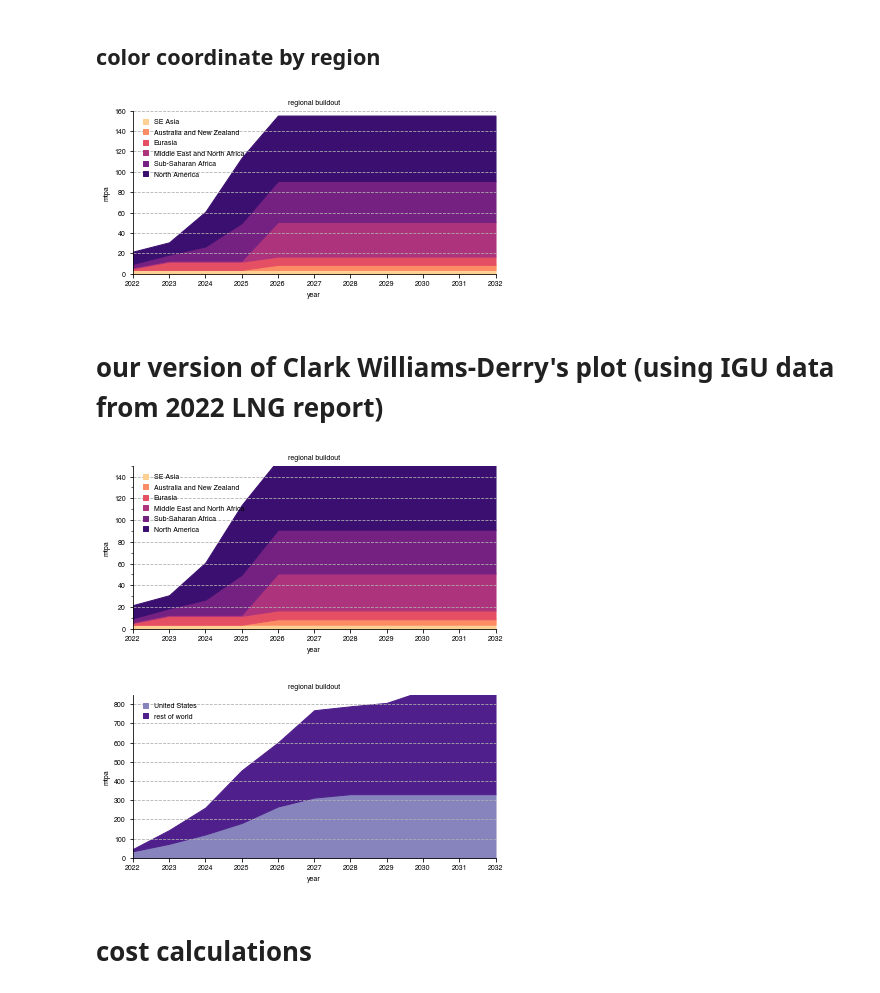
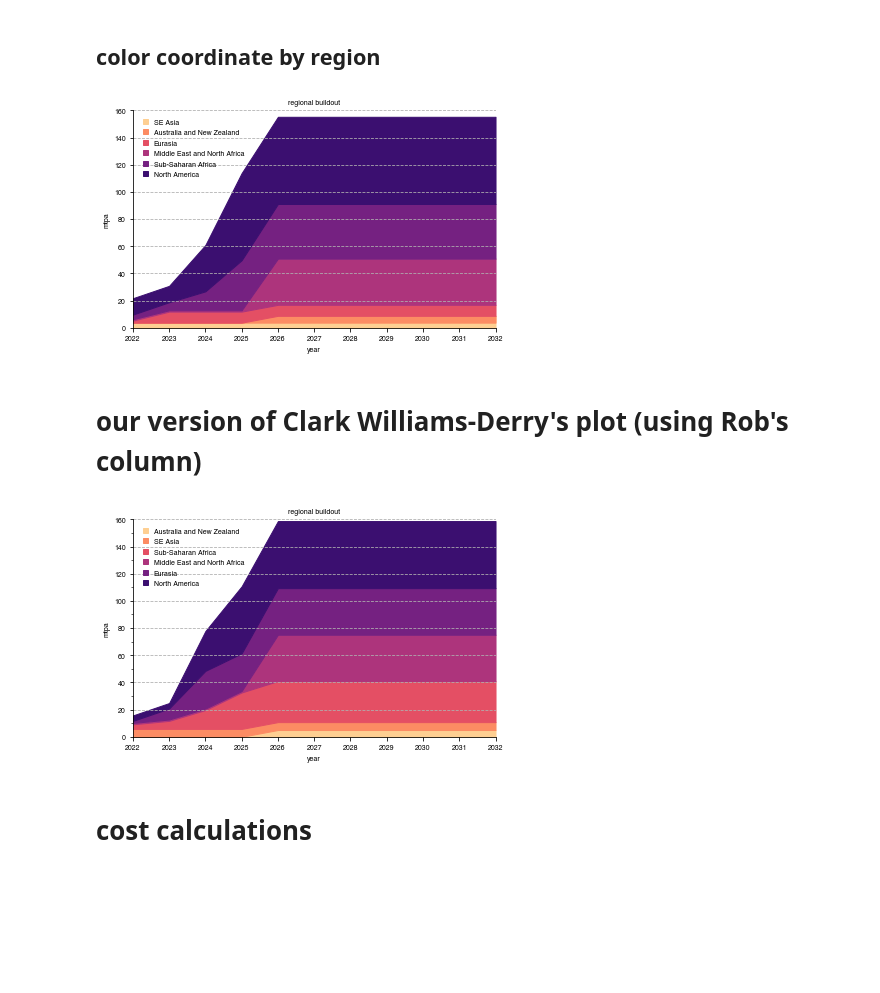
Before and after one commit to GlobalEnergyMonitor/GOIT-GGIT-research, a Jupyter notebook: lng-terminals-report-2022/notebooks/ggit-terminals-2022-report-research.ipynb, the cells around one changed output. Drawn from its saved outputs; the diff is of its cells as text; code cells hidden in the pictures; blank space fills up the shorter version.

Commit message:
update for near-final calculations of GGIT LNG report 2022

```diff
--- a/lng-terminals-report-2022/notebooks/ggit-terminals-2022-report-research.ipynb
+++ b/lng-terminals-report-2022/notebooks/ggit-terminals-2022-report-research.ipynb
@@ -24,15 +24,16 @@ tracker_cancelled = sel_cmap(0.2)
 # %%
 credentials_directory = '/Users/baird/Dropbox/_google-api/'
 gc = pygsheets.authorize(client_secret=credentials_directory+'client_secret.json')
-spreadsheet = gc.open_by_key('1tcS6Wd-Wp-LTDpLzFgJY_RSNDnbyubW3J_9HKIAys4A')
+spreadsheet = gc.open_by_key('1v38EY_kFFsT17cPqz39j21zRYWeQSSxuDmz565MD2GU')
+#spreadsheet = gc.open_by_key('1tcS6Wd-Wp-LTDpLzFgJY_RSNDnbyubW3J_9HKIAys4A')
 
 #spreadsheet[1] "Gas Pipelines" tab is the second index
-terms_df_orig = spreadsheet.worksheet('title', 'Terminals').get_as_df()
+terms_df_orig = spreadsheet.worksheet('title', 'Terminals').get_as_df(start='A2')
 # %%
 # replace all -- with nans
 terms_df_orig.replace('--', numpy.nan, inplace=True)
 # remove oil export terminals
-terms_df_orig = terms_df_orig.loc[terms_df_orig['Type1']!='Oil']
+terms_df_orig = terms_df_orig.loc[terms_df_orig['Fuel']!='Oil']
 # remove anything without a wiki page
 terms_df_orig = terms_df_orig.loc[terms_df_orig['Wiki']!='']
 # remove N/A statuses
@@ -666,43 +667,43 @@ mtpa_sum_regional_cumsum_byregion = mtpa_sum_regional_cumsum.cumsum(axis=1)
 mtpa_sum_regional_cumsum_byregion = mtpa_sum_regional_cumsum_byregion.loc[:, (mtpa_sum_regional_cumsum_byregion != 0).any(axis=0)]
 
 font_size = 7
-fig = mp.figure(figsize=(6.5,3))
+fig = mp.figure(figsize=(6.5,4))
 
 ax = fig.add_subplot(111)
 ax.set_xlim(start_year, end_year)
 ax.set_ylim(0,160)
 
 new_region_list = mtpa_sum_regional_cumsum_byregion.columns
 sel_cmap = matplotlib.cm.get_cmap('magma')
 region_colors = [sel_cmap(i) for i in numpy.linspace(0.9,0.2,new_region_list.__len__())]
 
 for region_idx in range(new_region_list.__len__()):
     if region_idx==0:
         ax.fill_between(year_list, mtpa_sum_regional_cumsum_byregion[region_list[region_idx]],
                         0, color=region_colors[region_idx], label=new_region_list[region_idx])
     else:
         ax.fill_between(year_list, mtpa_sum_regional_cumsum_byregion[new_region_list[region_idx]],
                         mtpa_sum_regional_cumsum_byregion[new_region_list[region_idx-1]],
                         color=region_colors[region_idx], label=new_region_list[region_idx])
 
 ax.tick_params(labelsize=font_size)
 ax.set_ylabel('mtpa', size=font_size)
 ax.set_xlabel('year', size=font_size)
 ax.yaxis.grid(linestyle='--')
 
 ax.spines['right'].set_visible(False)
 ax.spines['top'].set_visible(False)
 
 ax_h, ax_l = ax.get_legend_handles_labels()
 ax.legend(ax_l, fontsize=font_size, frameon=False, handlelength=0.75, loc='upper left', bbox_to_anchor=(0.01,0.99))
 ax.set_title('regional buildout', size=font_size)
 
 ax.xaxis.set_major_locator(matplotlib.ticker.MaxNLocator(integer=True))
 
-mp.savefig('saved-figures/mtpa-export-regional-timeseries.png', bbox_inches='tight', transparent=True, dpi=600)
-mp.savefig('saved-figures/mtpa-export-regional-timeseries.pdf', bbox_inches='tight', transparent=True)
+mp.savefig('saved-figures/mtpa-export-regional-timeseries-CWD.png', bbox_inches='tight', transparent=True, dpi=600)
+mp.savefig('saved-figures/mtpa-export-regional-timeseries-CWD.pdf', bbox_inches='tight', transparent=True)
 # %% [output]
-[figure, old version]
+[figure, new version]
 # %% [markdown]
-# our version of Clark Williams-Derry's plot (using IGU data from 2022 LNG report)
+# our version of Clark Williams-Derry's plot (using Rob's column)
 # %%
@@ -715,8 +716,8 @@ year_list = range(start_year, end_year+1, 1)
 mtpa_sum_regional = pandas.DataFrame(0.0, columns=region_list, index=year_list)
 
 for yr_idx in range(year_list.__len__()):
-    terms_df_cwd_subset = terms_df_cwd.loc[terms_df_cwd.StartYearEarliest==year_list[yr_idx]]
-    mtpa_sum_regional.loc[year_list[yr_idx]] = terms_df_cwd_subset.groupby('Region')['CapacityInMtpa'].sum()
+    terms_df_cwd2_subset = terms_df_cwd2.loc[terms_df_cwd2.StartYearEarliest==year_list[yr_idx]]
+    mtpa_sum_regional.loc[year_list[yr_idx]] = terms_df_cwd2_subset.groupby('Region')['CapacityInMtpa'].sum()
 
 mtpa_sum_regional.replace(numpy.nan, 0.0, inplace=True)
 mtpa_sum_regional_cumsum = mtpa_sum_regional.cumsum()
@@ -725,11 +726,11 @@ mtpa_sum_regional_cumsum_byregion = mtpa_sum_regional_cumsum.cumsum(axis=1)
 mtpa_sum_regional_cumsum_byregion = mtpa_sum_regional_cumsum_byregion.loc[:, (mtpa_sum_regional_cumsum_byregion != 0).any(axis=0)]
 
 font_size = 7
-fig = mp.figure(figsize=(6.5,3))
+fig = mp.figure(figsize=(6.5,4))
 
 ax = fig.add_subplot(111)
 ax.set_xlim(start_year, end_year)
-ax.set_ylim(0,150)
+ax.set_ylim(0,160)
 
 new_region_list = mtpa_sum_regional_cumsum_byregion.columns
 sel_cmap = matplotlib.cm.get_cmap('magma')
@@ -759,56 +760,10 @@ ax.set_title('regional buildout', size=font_size)
 ax.xaxis.set_major_locator(matplotlib.ticker.MaxNLocator(integer=True))
 ax.yaxis.set_minor_locator(matplotlib.ticker.AutoMinorLocator(2))
 
-mp.savefig('saved-figures/mtpa-export-regional-timeseries-IGU-Appendix2.png', bbox_inches='tight', transparent=True, dpi=600)
-mp.savefig('saved-figures/mtpa-export-regional-timeseries-IGU-Appendix2.pdf', bbox_inches='tight', transparent=True)
+mp.savefig('saved-figures/mtpa-export-regional-timeseries-Construction_Sanctioned_July_2022.png', bbox_inches='tight', transparent=True, dpi=600)
+mp.savefig('saved-figures/mtpa-export-regional-timeseries-Construction_Sanctioned_July_2022.pdf', bbox_inches='tight', transparent=True)
 # %% [output]
-[figure, old version]
+[figure, new version]
-# %%
-terms_df_export = terms_df_orig.loc[terms_df_orig.Facility=='Export']
-
-# fill up new capacities as they come online
-start_year = 2022
-end_year = 2032
-year_list = range(start_year, end_year+1, 1)
-mtpa_sum = numpy.zeros(year_list.__len__())
-mtpa_sum_usa = numpy.zeros(year_list.__len__())
-
-for yr_idx in range(year_list.__len__()):
-    terms_df_export_subset = terms_df_export.loc[terms_df_export.StartYearEarliest==year_list[yr_idx]]
-    mtpa_sum[yr_idx:] += terms_df_export_subset['CapacityInMtpa'].sum()
-
-    terms_df_export_subset_usa = terms_df_export.loc[(terms_df_export.StartYearEarliest==year_list[yr_idx])&
-                                           (terms_df_export.Country=='United States')]
-    mtpa_sum_usa[yr_idx:] += terms_df_export_subset_usa['CapacityInMtpa'].sum()
-
-font_size = 7
-fig = mp.figure(figsize=(6.5,3))
-
-ax = fig.add_subplot(111)
-ax.set_xlim(start_year, end_year)
-ax.set_ylim(0,850)
-
-sel_cmap = matplotlib.cm.get_cmap('Purples')
-color_light = sel_cmap(0.6)
-color_dark = sel_cmap(0.9)
-ax.fill_between(year_list, mtpa_sum_usa, 0, label='United States', color=color_light)
-ax.fill_between(year_list, mtpa_sum, mtpa_sum_usa, label='rest of world', color=color_dark)
-
-ax.tick_params(labelsize=font_size)
-ax.set_ylabel('mtpa', size=font_size)
-ax.set_xlabel('year', size=font_size)
-ax.yaxis.grid(linestyle='--')
-
-ax.spines['right'].set_visible(False)
-ax.spines['top'].set_visible(False)
-
-ax_h, ax_l = ax.get_legend_handles_labels()
-ax.legend(ax_l, fontsize=font_size, frameon=False, handlelength=0.75, loc='upper left', bbox_to_anchor=(0.01,0.99))
-ax.set_title('regional buildout', size=font_size)
-
-ax.xaxis.set_major_locator(matplotlib.ticker.MaxNLocator(integer=True))
-# %% [output]
-[figure, removed]
 # %% [markdown]
 # cost calculations
 # %% [markdown]
```
Also changed, not shown: parts of 69 cells of this notebook.
